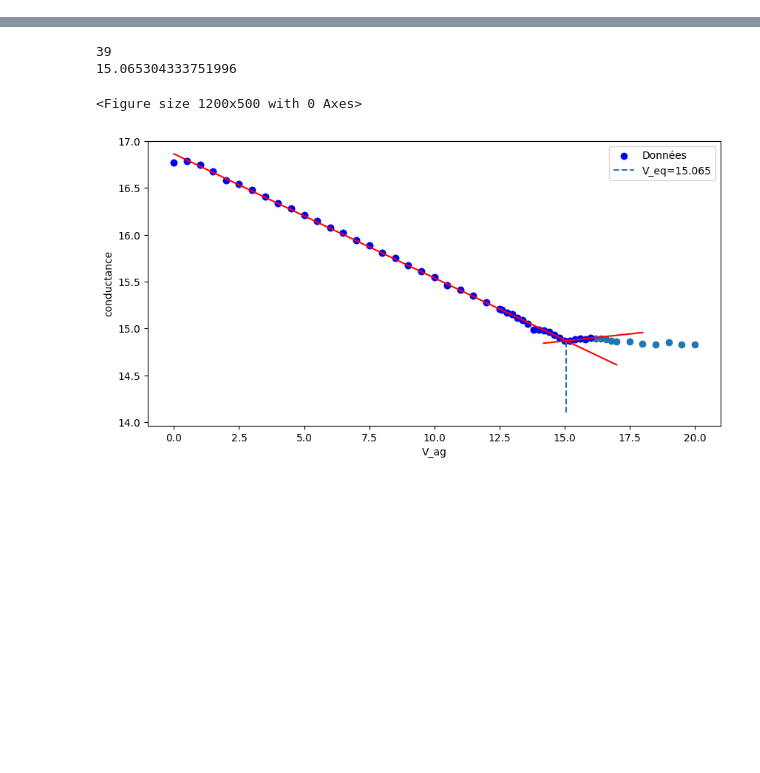
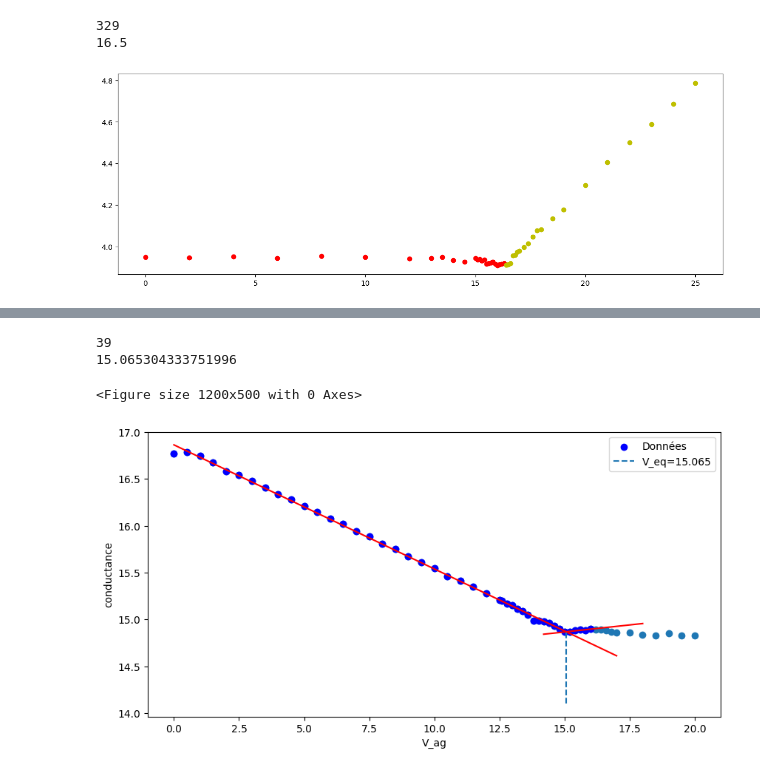
Before and after one commit to Duffy-y/TP-Saclay, a Jupyter notebook: Solutions_TP5/TP5_Solutions.ipynb, the cells around one changed output, grey strips where cells are left out. Cells and saved outputs as stored; diff of their text form; code cells hidden in the pictures; blank space fills up the shorter version.

```diff
--- a/Solutions_TP5/TP5_Solutions.ipynb
+++ b/Solutions_TP5/TP5_Solutions.ipynb
@@ -39,18 +45,26 @@ plt.show()
+# %%
+print(poten[max_index+1])
+print(V_ag[max_index+1])
+# %% [output]
+329
+16.5
 # %%
 fig=plt.figure(figsize=[15,5])
 
 conduprime=condu*(V_t0+V_ag)/V_t0
 
-nbre= max_index -1 #points avants eq
+nbre= max_index  #points avants eq
 
 Vavant=V_ag[:nbre]
 conduavant=conduprime[:nbre]
 
 plt.scatter(Vavant,conduavant,c='r')
 
 Vapres=V_ag[nbre:]
 conduapres=conduprime[nbre:]
 
 plt.scatter(Vapres,conduapres,c='y')
 plt.show()
+# %% [output]
+[figure, added]
 # %%
```
Also changed, not shown: parts of 5 cells of this notebook, 6 other files.
